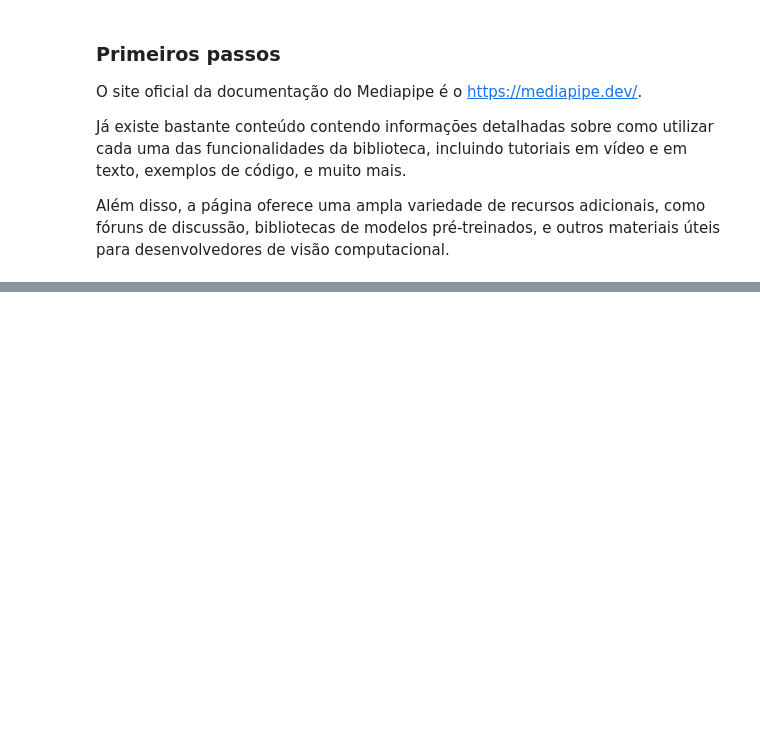
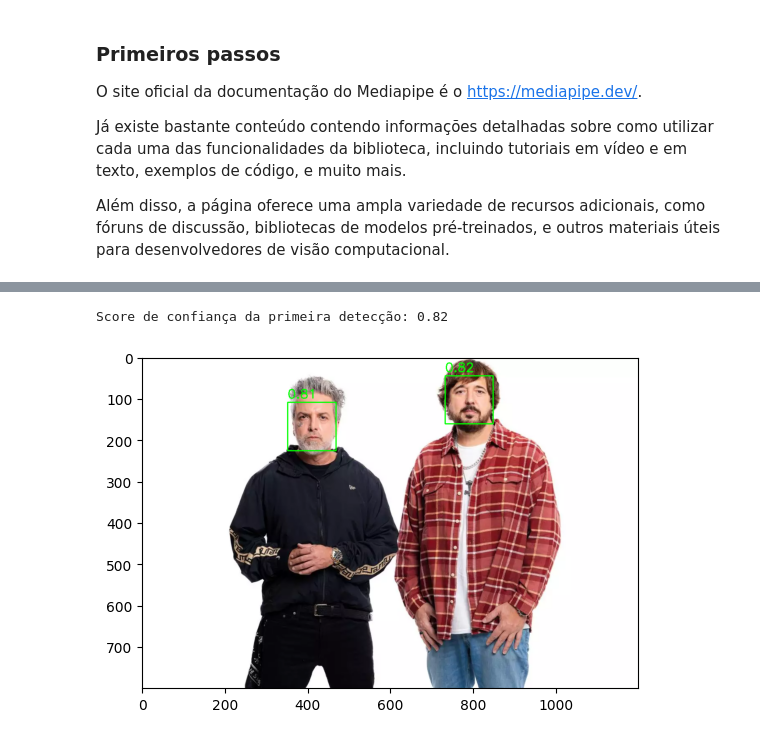
Before and after one commit to arnaldojr/cognitivecomputing, a Jupyter notebook: material/aulas/PDI/lab17/mediapipe.ipynb, the cells around one changed output, grey strips where cells are left out. Saved outputs shown, nothing was run; the diff lists cells and outputs as text; code cells hidden in the pictures; blank space fills up the shorter version.

```diff
--- a/material/aulas/PDI/lab17/mediapipe.ipynb
+++ b/material/aulas/PDI/lab17/mediapipe.ipynb
@@ -248,0 +198,21 @@ O mediapipe possui um modo para detecção de pose, o dense pose. Implemente uma
+# %%
+score = detection_result.detections[0].categories[0].score
+print(f"\nScore de confiança da primeira detecção: {score:.2f}")
+
+# agora vamos adicionar o score de confiança da detecção para cada face detectada
+for detection in detection_result.detections:
+    bbox = detection.bounding_box
+    start_point = (int(bbox.origin_x), int(bbox.origin_y))
+    end_point = (int(bbox.origin_x + bbox.width), int(bbox.origin_y + bbox.height))
+    cv2.rectangle(image_rgb, start_point, end_point, (0, 255, 0), 2)
+
+    # Adicionando o score de confiança
+    score = detection.categories[0].score  # Pegando o score da categoria mais provável
+    label = f"{score:.2f}"  # Formatando o score para duas casas decimais
+    cv2.putText(image_rgb, label, (start_point[0], start_point[1] - 10), cv2.FONT_HERSHEY_SIMPLEX, 1, (0, 255, 0), 2)
+
+plt.imshow(image_rgb)
+plt.show()
+# %% [output]
+Score de confiança da primeira detecção: 0.82
+[figure, added]
```
Also changed, not shown: parts of 46 cells of this notebook, 14 other files.
